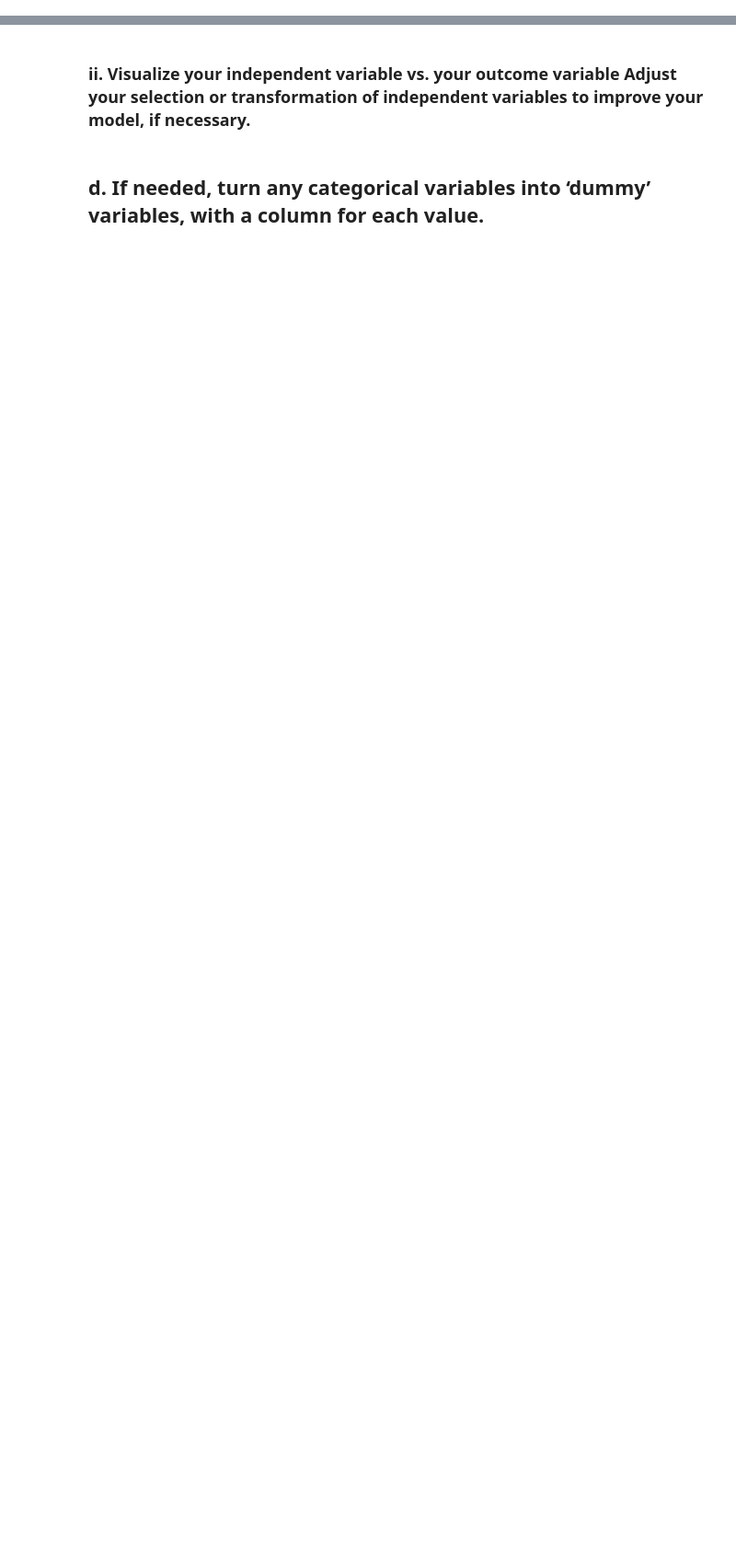
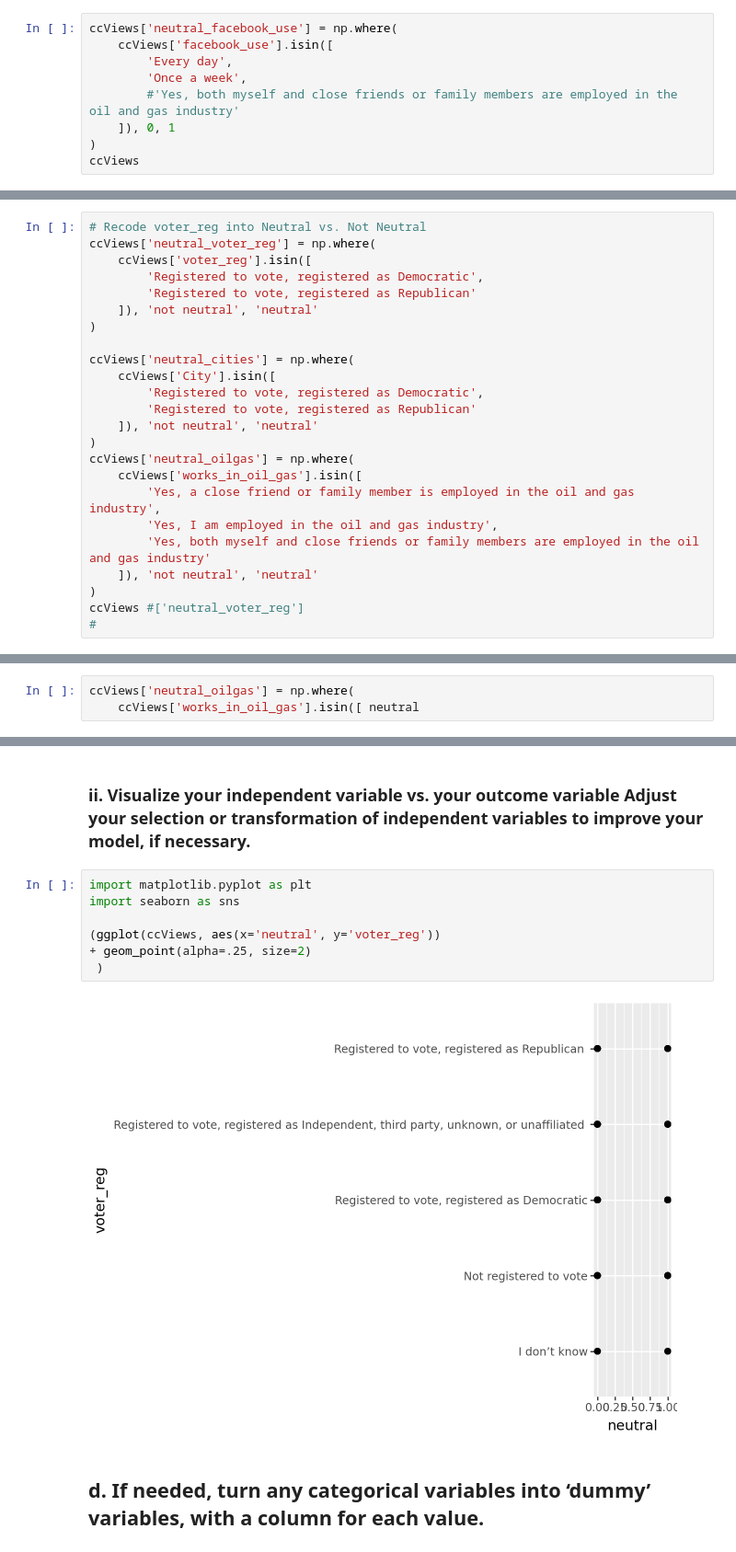
Before and after one commit to pastelpargoal/RegressionTableHP, a Jupyter notebook: Hw6.ipynb, the cells around one changed output, grey strips where cells are left out. Shown: that part at 92% size. Cells and saved outputs as stored; diff of their text form; blank space fills up the shorter version.

```diff
--- a/Hw6.ipynb
+++ b/Hw6.ipynb
@@ -266,0 +278,9 @@ City (city)
+# %%
+ccViews['neutral_facebook_use'] = np.where(
+    ccViews['facebook_use'].isin([
+        'Every day',
+        'Once a week',
+        #'Yes, both myself and close friends or family members are employed in the oil and gas industry'
+    ]), 0, 1
+)
+ccViews
@@ -266,0 +301,24 @@ City (city)
+# %%
+# Recode voter_reg into Neutral vs. Not Neutral
+ccViews['neutral_voter_reg'] = np.where(
+    ccViews['voter_reg'].isin([
+        'Registered to vote, registered as Democratic',
+        'Registered to vote, registered as Republican'
+    ]), 'not neutral', 'neutral'
+)
+
+ccViews['neutral_cities'] = np.where(
+    ccViews['City'].isin([
+        'Registered to vote, registered as Democratic',
+        'Registered to vote, registered as Republican'
+    ]), 'not neutral', 'neutral'
+)
+ccViews['neutral_oilgas'] = np.where(
+    ccViews['works_in_oil_gas'].isin([
+        'Yes, a close friend or family member is employed in the oil and gas industry',
+        'Yes, I am employed in the oil and gas industry',
+        'Yes, both myself and close friends or family members are employed in the oil and gas industry'
+    ]), 'not neutral', 'neutral'
+)
+ccViews #['neutral_voter_reg']
+#
@@ -267,3 +375,6 @@ City (city)
+# %%
+ccViews['neutral_oilgas'] = np.where(
+    ccViews['works_in_oil_gas'].isin([ neutral
 # %% [markdown]
 ## c. Now look into how those independent variables relate to the outcome variable at a high level. Suggestions:
 # %% [markdown]
@@ -271,4 +417,13 @@ City (city)
 # %% [markdown]
 ### ii. Visualize your independent variable vs. your outcome variable Adjust your selection or transformation of independent variables to improve your model, if necessary.
+# %%
+import matplotlib.pyplot as plt
+import seaborn as sns
+
+(ggplot(ccViews, aes(x='neutral', y='voter_reg'))
++ geom_point(alpha=.25, size=2)
+ )
+# %% [output]
+[figure, added]
 # %% [markdown]
 ## d. If needed, turn any categorical variables into ‘dummy’ variables, with a column for each value.
```
Also changed, not shown: parts of 46 cells of this notebook.
